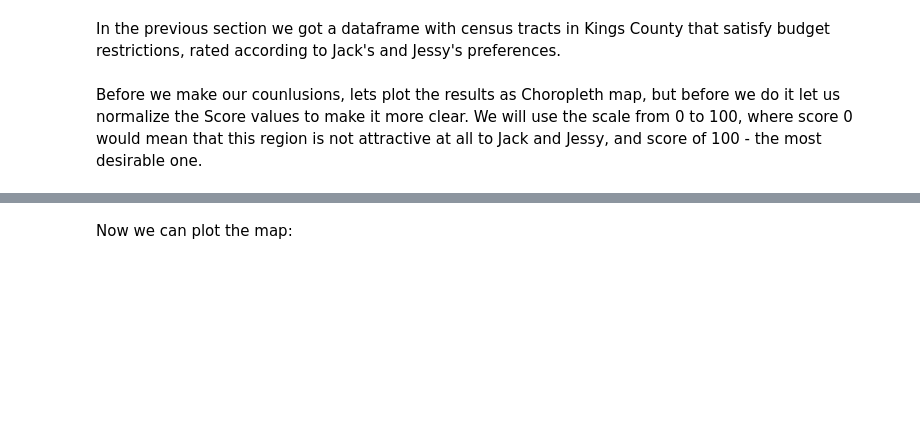
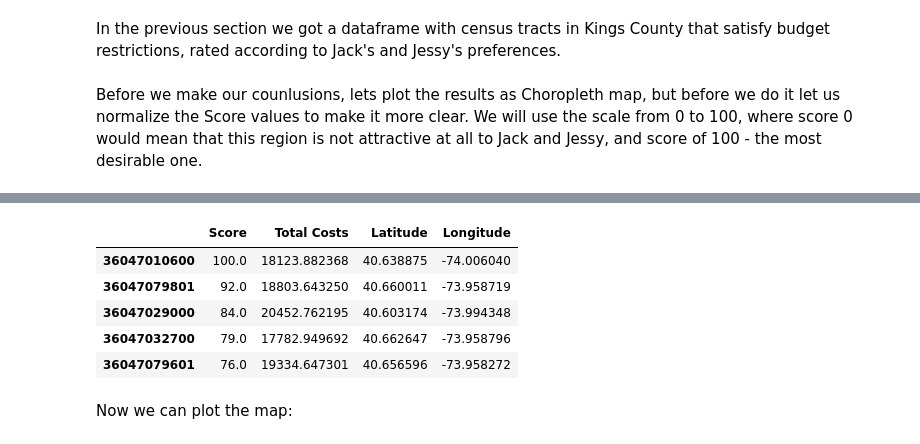
Before and after one commit to SergeiMerson/IBM-Sertificate, a Jupyter notebook: Capstone Project Notebook - Recommendation System.ipynb, the cells around one changed output, grey strips where cells are left out. Saved outputs shown, nothing was run; the diff lists cells and outputs as text; code cells hidden in the pictures; blank space fills up the shorter version.

```diff
--- a/Capstone Project Notebook - Recommendation System.ipynb
+++ b/Capstone Project Notebook - Recommendation System.ipynb
@@ -737,6 +738,22 @@ df_results.head().append(df_results.tail())
 | 36047041700 | 1 | 2 | 0 | 0 | 0 | 0 | ... |
 | 36047053300 | 1 | 2 | 1 | 0 | 0 | 0 | ... |
 | 36047118201 | 0 | 0 | 1 | 0 | 0 | 0 | ... |
+# %%
+# Concatenate dataframes to combine Score, Total Costs, Latitude and Longitude:
+df_res_combined = pd.concat([df_results[['Score','Total Costs']],
+                             df_all_clean.set_index('ID')[['Latitude','Longitude']]],
+                            axis=1,
+                            sort=False)
+
+# Check the dataframe:
+df_res_combined.head()
+# %% [output]
+|  | Score | Total Costs | Latitude | Longitude |
+| 36047010600 | 100.0 | 18123.882368 | 40.638875 | -74.006040 |
+| 36047079801 | 92.0 | 18803.643250 | 40.660011 | -73.958719 |
+| 36047029000 | 84.0 | 20452.762195 | 40.603174 | -73.994348 |
+| 36047032700 | 79.0 | 17782.949692 | 40.662647 | -73.958796 |
+| 36047079601 | 76.0 | 19334.647301 | 40.656596 | -73.958272 |
 # %% [markdown]
 Now we can plot the map:
 # %%
```
Also changed, not shown: parts of 9 cells of this notebook.
